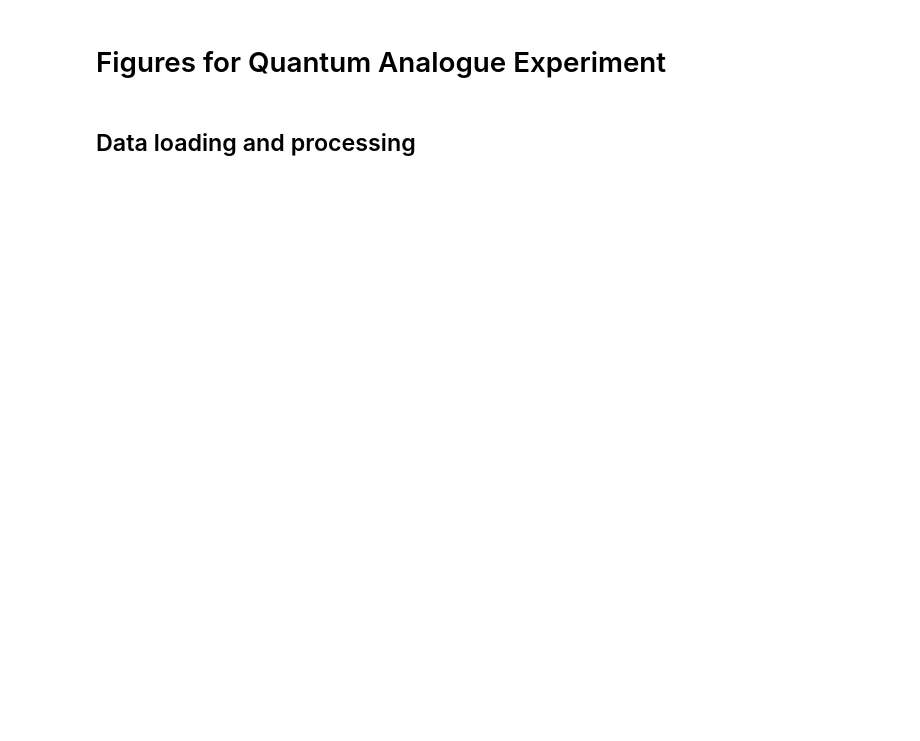
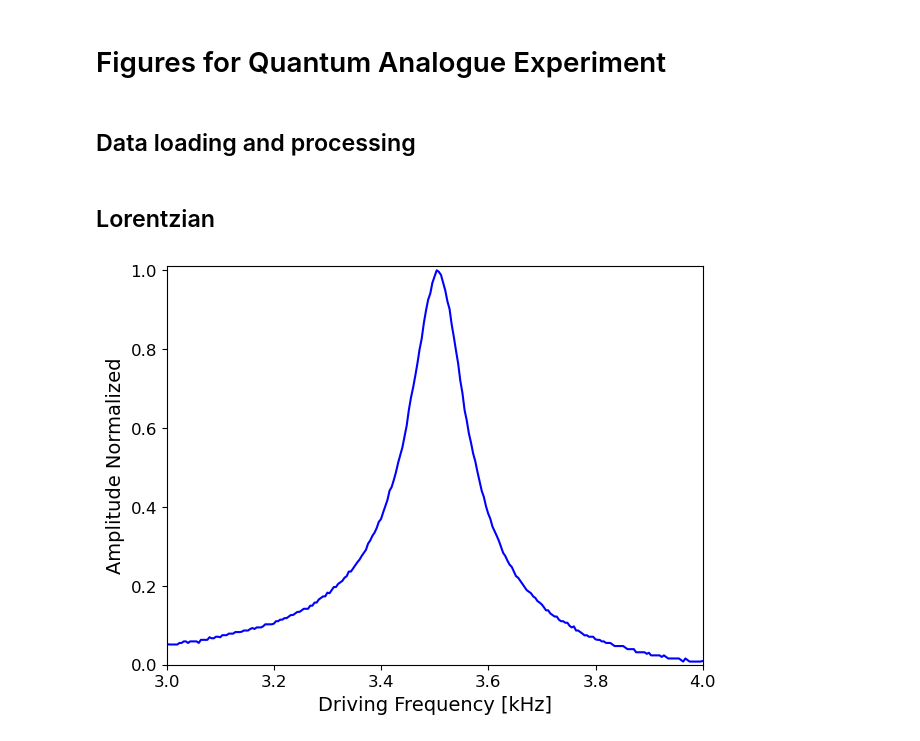
Before and after one commit to mikeweebs/PHSX616, a Jupyter notebook: Quantum_Analogues/quantum_analogues.ipynb, the cells around one changed output. Saved outputs shown, nothing was run; the diff lists cells and outputs as text; code cells hidden in the pictures; blank space fills up the shorter version.

```diff
--- a/Quantum_Analogues/quantum_analogues.ipynb
+++ b/Quantum_Analogues/quantum_analogues.ipynb
@@ -72,3 +72,46 @@ data = np.array(data)
 
 lorentx = data[:,0].astype('float')
 lorenty = data[:,1].astype('float')
+lorenty = lorenty/max(lorenty)
+
+f = 'soundspeed.csv'
+
+data = []
+
+with open(f) as f:
+    csv = reader(f)
+    for i,row in enumerate(csv):
+        data.append(row)
+
+data = np.array(data)
+
+resnum = data[:,0].astype('float')
+resfreq = data[:,1].astype('float')
+# %% [markdown]
+## Lorentzian
+# %%
+def lorentz(f):
+    # f: frequency
+    # w: FWHM
+    # p0: position of maximum
+
+    w = .16
+    p0 = 3.505
+
+    x = (f-p0)/(0.5*w)
+    return 1/(1+x**2)
+
+fit = lorentz(lorentx)
+
+fig = plt.figure()
+plt.plot(lorentx,lorenty,'b')
+plt.xlabel('Driving Frequency [kHz]',fontsize=14)
+plt.ylabel('Amplitude Normalized',fontsize=14)
+plt.xlim(3,4)
+plt.ylim(0,1.01)
+plt.tick_params(labelsize=12)
+#plt.plot(lorentx,fit)
+plt.tight_layout()
+#plt.savefig('Lorentzianplot.pdf')
+# %% [output]
+[figure, added]
```
Also changed, not shown: parts of 4 cells of this notebook, 5 other files.
